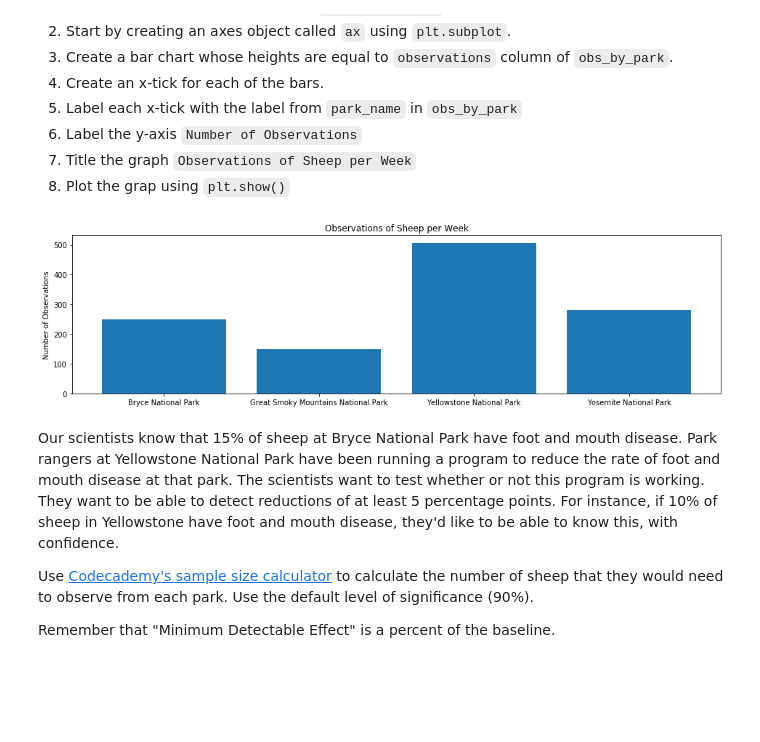
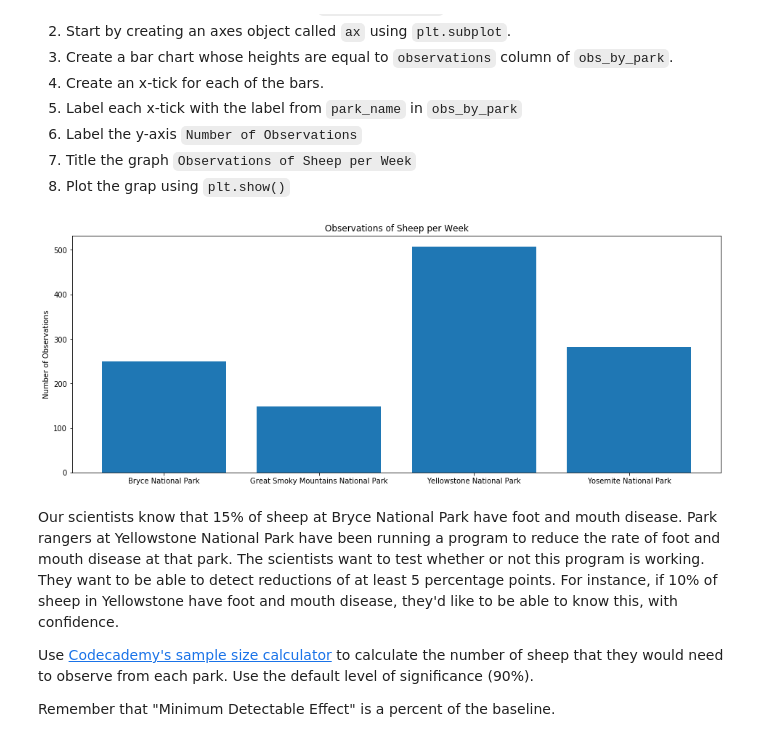
Before and after one commit to command7/biodiversity, a Jupyter notebook: biodiversity.ipynb, the cells around one changed output. Drawn from its saved outputs; the diff is of its cells as text; code cells hidden in the pictures; blank space fills up the shorter version.

```diff
--- a/biodiversity.ipynb
+++ b/biodiversity.ipynb
@@ -385,17 +466,17 @@ Create a bar chart showing the different number of observations per week at each
 6. Title the graph `Observations of Sheep per Week`
 7. Plot the grap using `plt.show()`
 # %%
-plt.figure(figsize=(16, 4))
+plt.figure(figsize=(16, 6))
 ax = plt.subplot()
 plt.bar(range(len(obs_by_park)), obs_by_park['observations'])
 ax.set_xticks(range(len(obs_by_park)))
 ax.set_xticklabels(obs_by_park.park_name)
 plt.ylabel("Number of Observations")
 plt.title("Observations of Sheep per Week")
 plt.savefig("sheepInParks.png")
 plt.show()
 # %% [output]
-[figure, old version]
+[figure, new version]
 # %% [markdown]
 Our scientists know that 15% of sheep at Bryce National Park have foot and mouth disease.  Park rangers at Yellowstone National Park have been running a program to reduce the rate of foot and mouth disease at that park.  The scientists want to test whether or not this program is working.  They want to be able to detect reductions of at least 5 percentage points.  For instance, if 10% of sheep in Yellowstone have foot and mouth disease, they'd like to be able to know this, with confidence.
 
```
Also changed, not shown: parts of 23 cells of this notebook, 4 other files.
